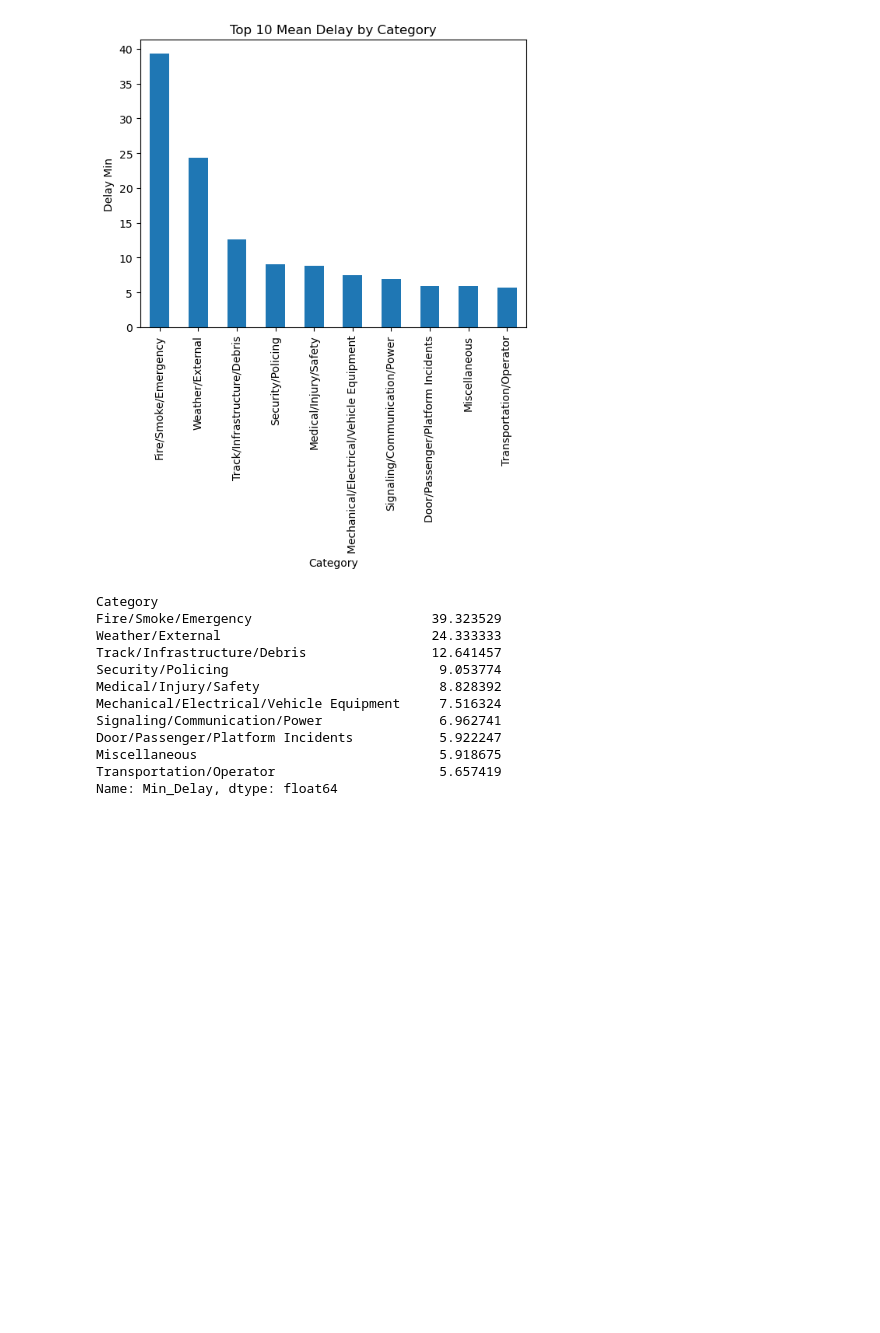
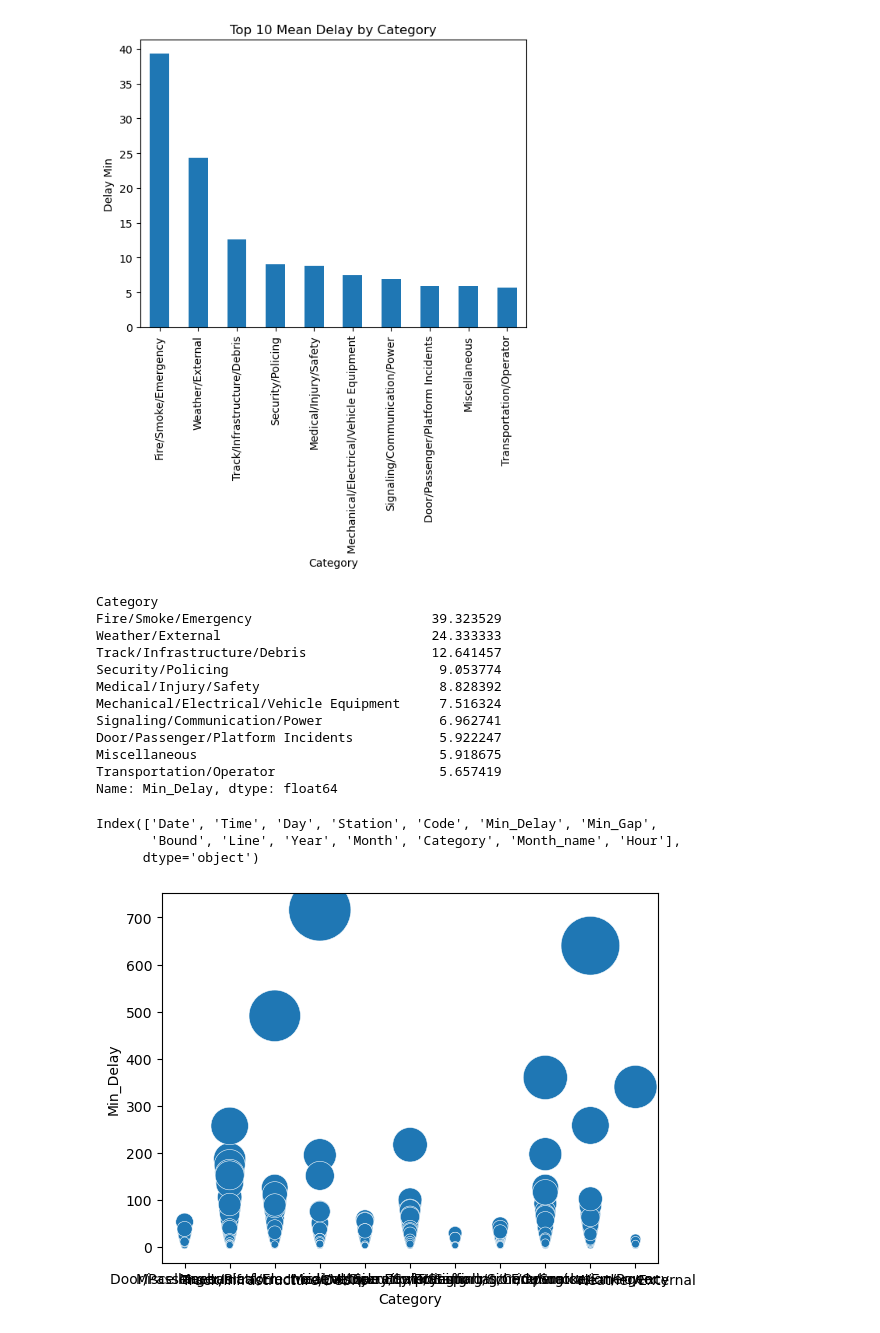
Before and after one commit to jcpeinado/Team_Project-TTC_Delays, a Jupyter notebook: 03_analysis_and_results/01_clean_data_analysis.ipynb, the cells around one changed output. Drawn from its saved outputs; the diff is of its cells as text; code cells hidden in the pictures; blank space fills up the shorter version.

```diff
--- a/04_analysis_and_results/01_clean_data_analysis.ipynb
+++ b/03_analysis_and_results/01_clean_data_analysis.ipynb
@@ -98,3 +98,18 @@ Door/Passenger/Platform Incidents           5.922247
 Miscellaneous                               5.918675
 Transportation/Operator                     5.657419
 Name: Min_Delay, dtype: float64
+# %%
+print(df_delay.columns)
+# %% [output]
+Index(['Date', 'Time', 'Day', 'Station', 'Code', 'Min_Delay', 'Min_Gap',
+       'Bound', 'Line', 'Year', 'Month', 'Category', 'Month_name', 'Hour'],
+      dtype='object')
+# %%
+import seaborn as sns
+
+sns.scatterplot(data=df_delay, x="Category", y="Min_Delay", size="Min_Delay", legend=False, sizes=(20, 2000))
+
+# show the graph
+plt.show()
+# %% [output]
+[figure, added]
```
Also changed, not shown: parts of 1 cell of this notebook, 14 other files.
